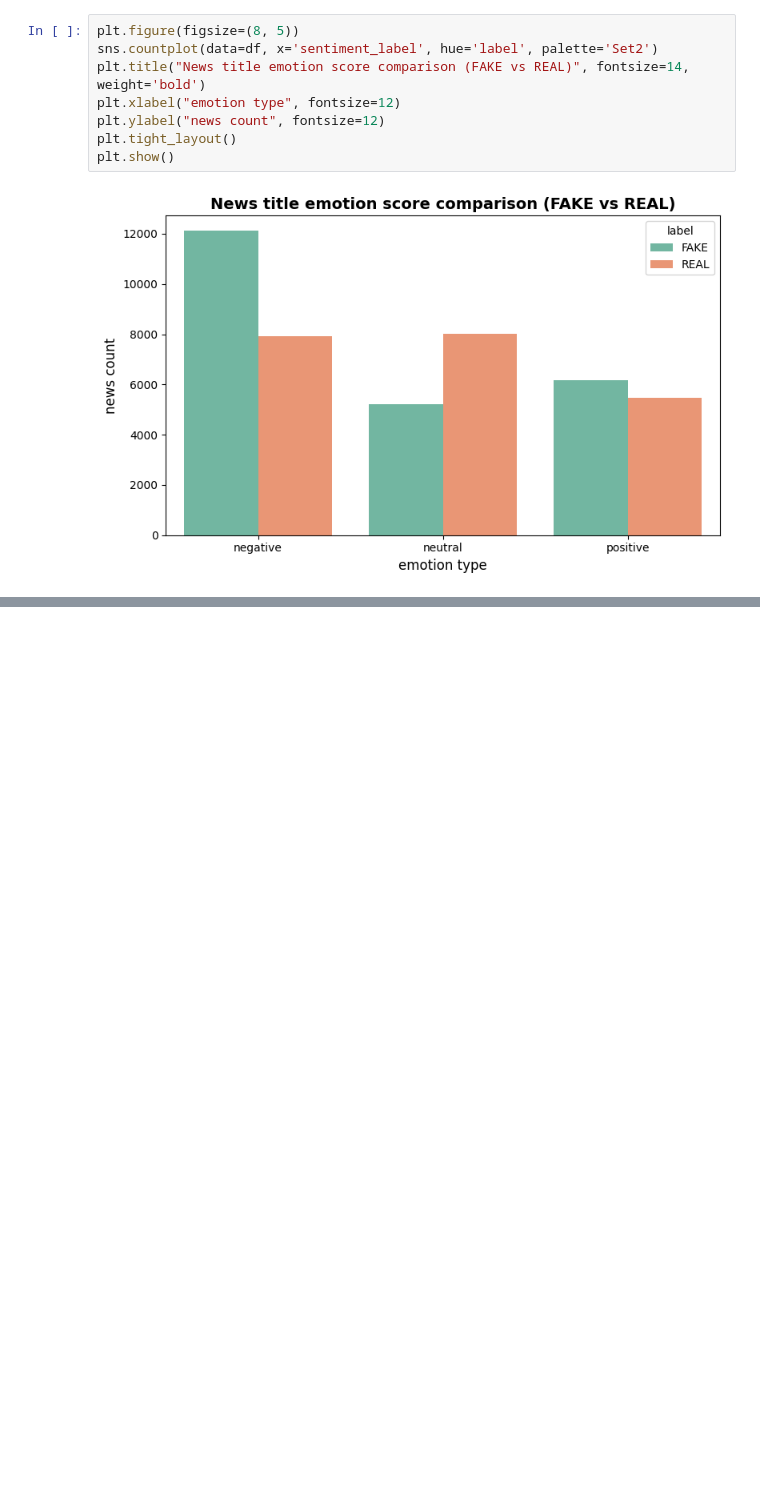
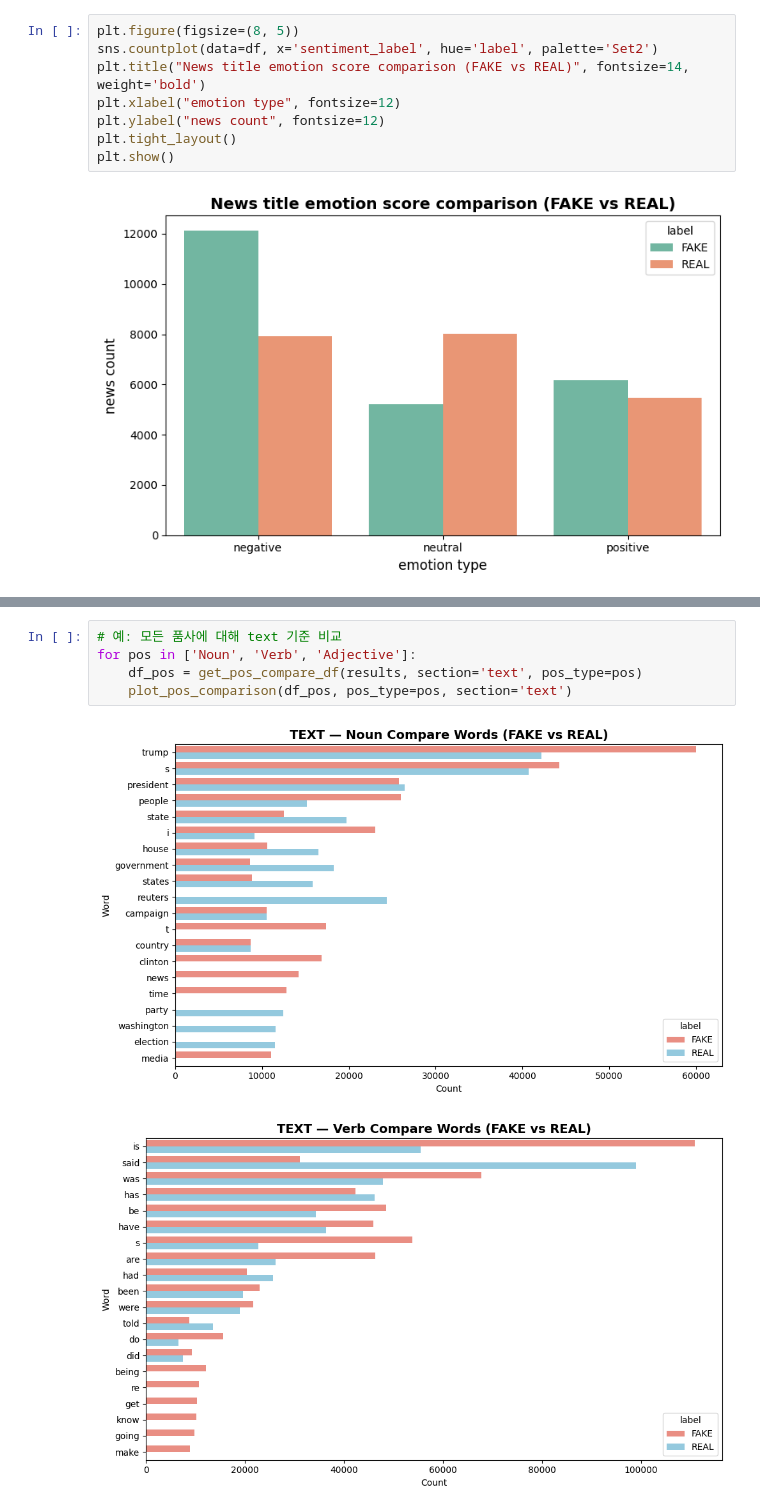
Before and after one commit to hyeeeeeon/ProblemSolving, a Jupyter notebook: Data_Analysis.ipynb, the cells around one changed output, grey strips where cells are left out. Drawn from its saved outputs; the diff is of its cells as text; blank space fills up the shorter version.

```diff
--- a/Data_Analysis.ipynb
+++ b/Data_Analysis.ipynb
@@ -537,0 +656,8 @@ KeyboardInterrupt:
+# %%
+# 예: 모든 품사에 대해 text 기준 비교
+for pos in ['Noun', 'Verb', 'Adjective']:
+    df_pos = get_pos_compare_df(results, section='text', pos_type=pos)
+    plot_pos_comparison(df_pos, pos_type=pos, section='text')
+# %% [output]
+[figure, added]
+[figure, added]
```
Also changed, not shown: parts of 25 cells of this notebook.
